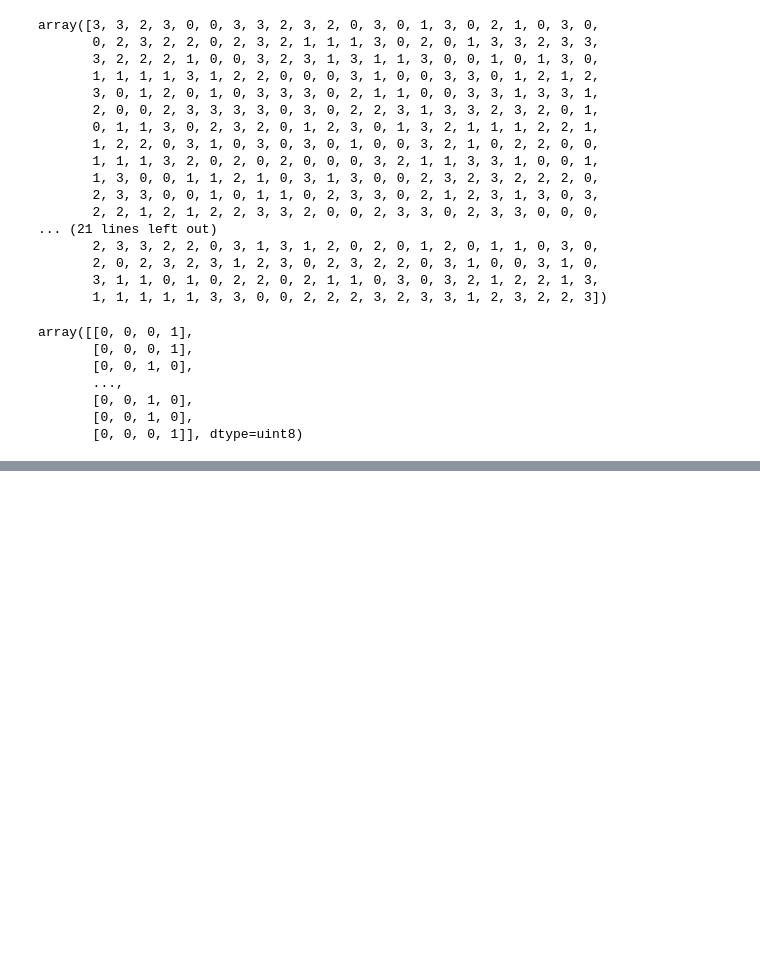
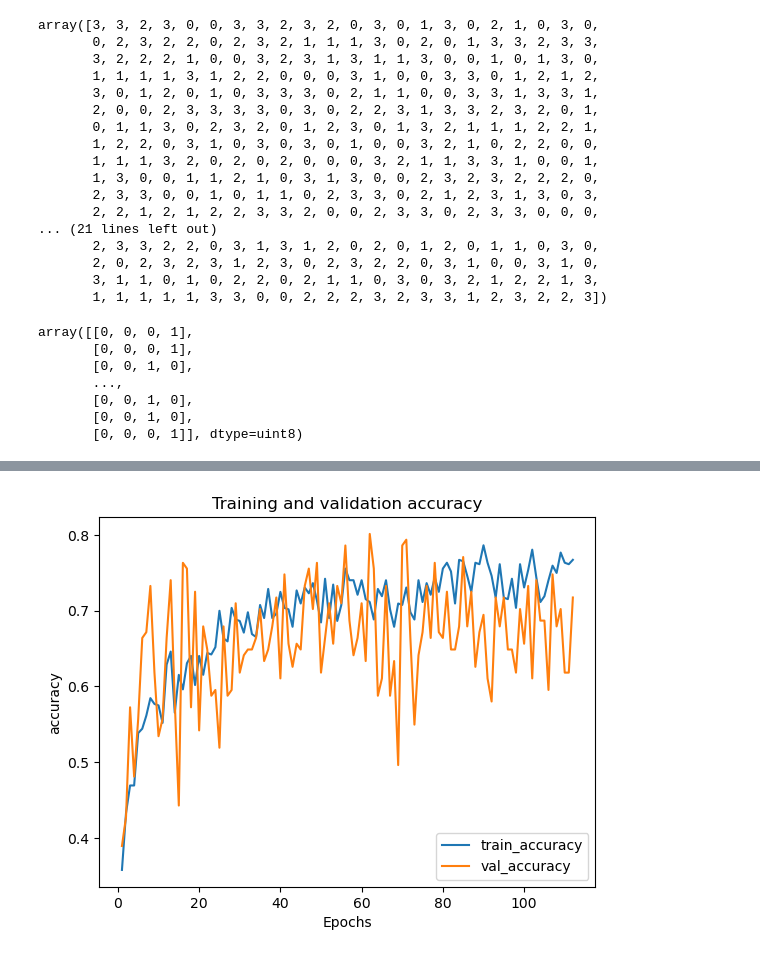
Before and after one commit to gagankumarba/MachineLearningProject, a Jupyter notebook: neural network.ipynb, the cells around one changed output, grey strips where cells are left out. Drawn from its saved outputs; the diff is of its cells as text; code cells hidden in the pictures; blank space fills up the shorter version.

```diff
--- a/neural network.ipynb
+++ b/neural network.ipynb
@@ -206,0 +209,4 @@ plot_metric(history, 'loss')
+# %%
+plot_metric(history, 'accuracy')
+# %% [output]
+[figure, added]
```
Also changed, not shown: parts of 13 cells of this notebook, 2 other files.
